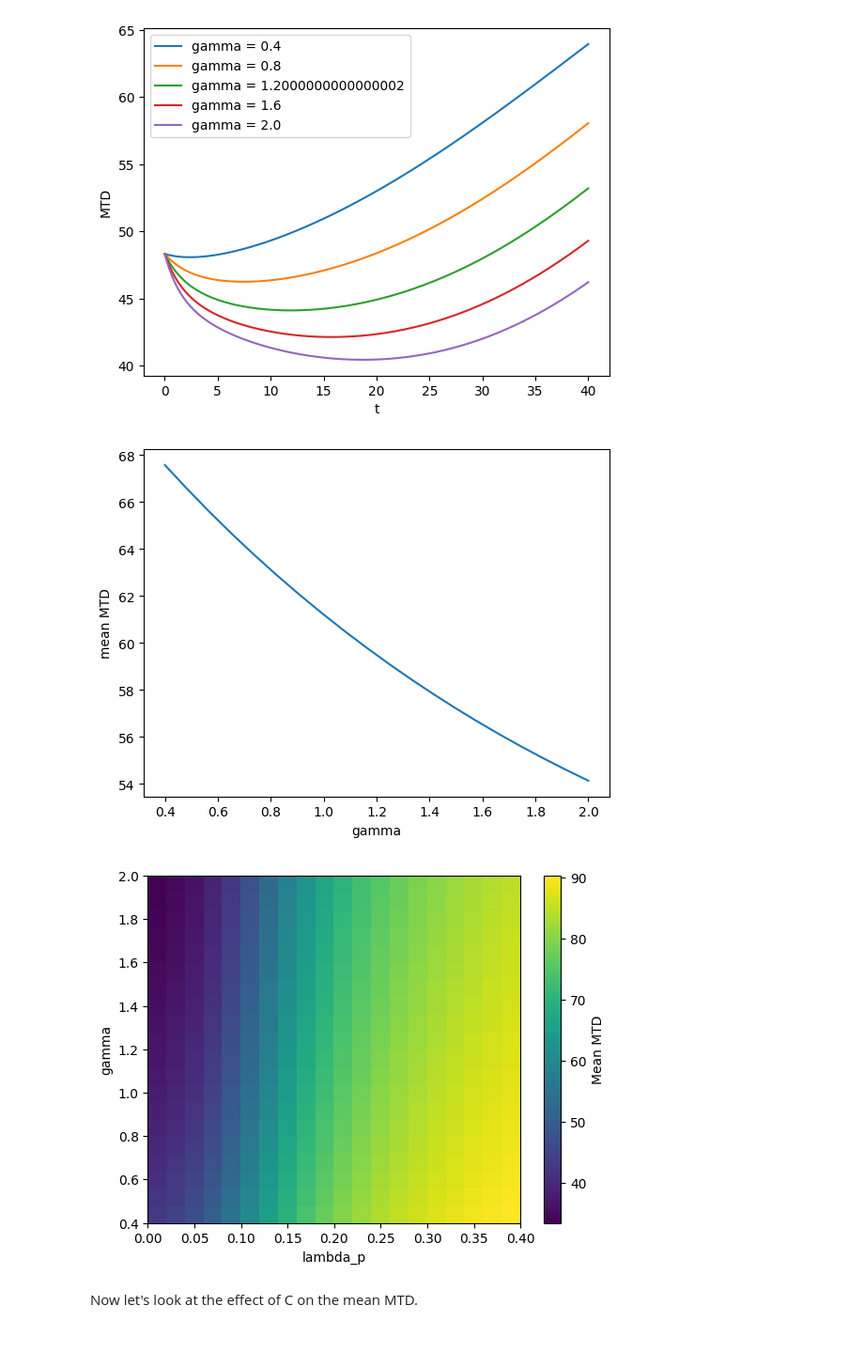
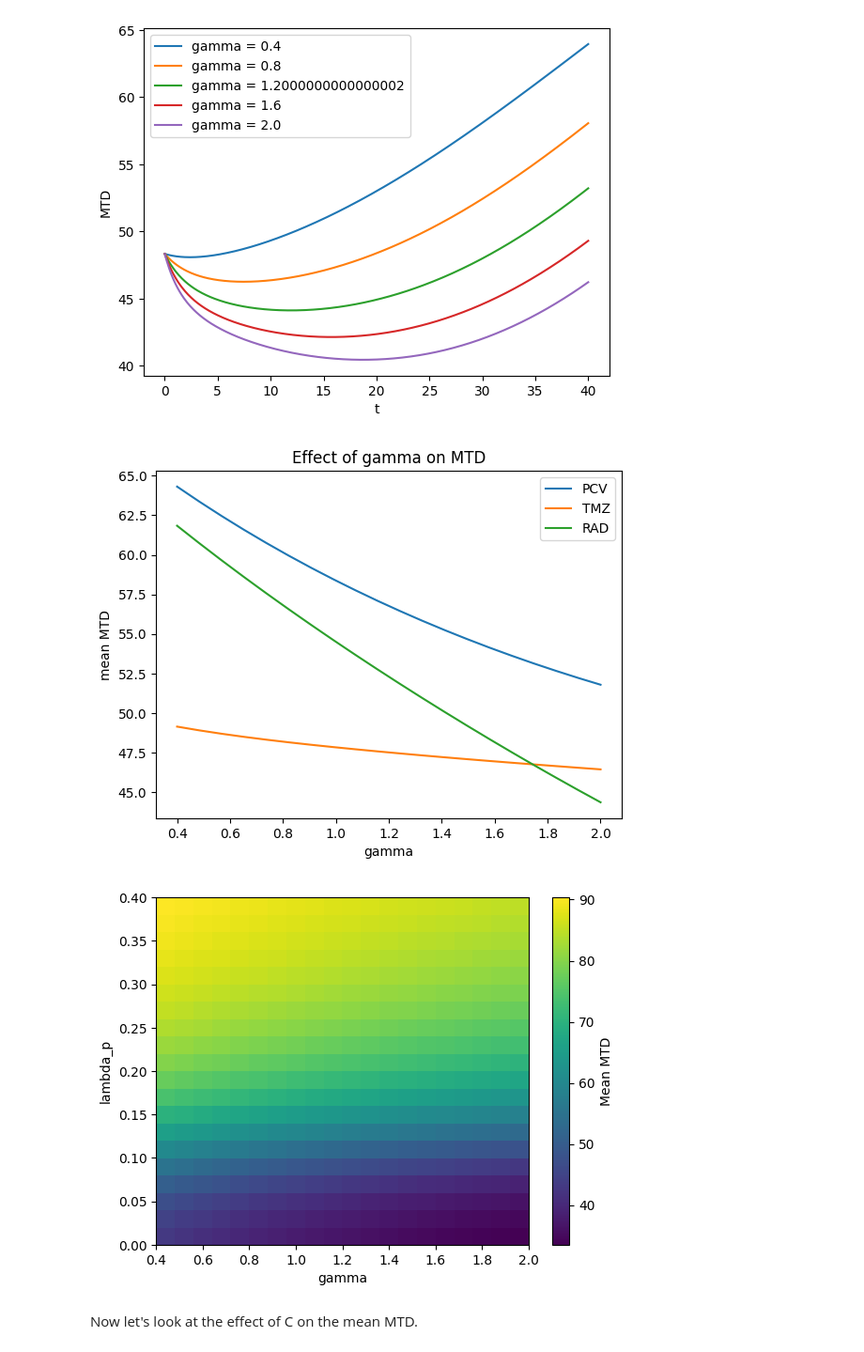
Before and after one commit to ambrejaeger/TP-M2, a Jupyter notebook: TP_parameters_exploration.ipynb, the cells around one changed output. Shown at 94% size. Drawn from its saved outputs; the diff is of its cells as text; code cells hidden in the pictures.

Commit message:
plots for 2D

```diff
--- a/TP_parameters_exploration.ipynb
+++ b/TP_parameters_exploration.ipynb
@@ -100,13 +100,13 @@ def random_evolution_MTD(param):
 Param = []
 for i in range(10):
     evol, param = random_evolution_MTD(parameters_TMZ)
-    plt.plot(np.concatenate((np.linspace(-20, 0, 200), np.linspace(0, 80, 800))), evol[:, 1] + evol[:, 2] + evol[:, 3], label = str(i))
+    plt.plot(np.concatenate((np.linspace(-20, 0, 200), np.linspace(0, 40, 800))), evol[:, 1] + evol[:, 2] + evol[:, 3], label = str(i))
     Param += [param]
 
 plt.axvline(x=0, color='k', linestyle='--')
 plt.xlabel('Time (months)')
 plt.ylabel('MTD (mm)')
-plt.title('MTD evolution for different combination ofP0, Q0 and lambda_p')
-plt.legend()
+plt.title('MTD evolution for different combination of P0, Q0 and lambda_p')
+
 plt.show()
 # %% [output]
@@ -413,46 +413,55 @@ def meanMTD_f_gamma(param, gamma, P0, Q0):
     return X, MTD_i
 
 gamma = np.linspace(0.4, 2, 20)
-X, MTD = meanMTD_f_gamma(parameters_PCV, gamma, P0, Q0)
-plt.plot(X, MTD, label=f'gamma = {gamma}')
+X, MTD = meanMTD_f_gamma(parameters_PCV, gamma, y0_PCV[1], y0_PCV[2])
+MTD_TMZ = meanMTD_f_gamma(parameters_TMZ, gamma, y0_TMZ[1], y0_TMZ[2])[1]
+MTD_rad = meanMTD_f_gamma(parameters_rad, gamma, y0_rad[1], y0_rad[2])[1]
+
+plt.plot(X, MTD, label=f'PCV')
+plt.plot(X, MTD_TMZ, label=f'TMZ')
+plt.plot(X, MTD_rad, label=f'RAD')
+
 plt.xlabel("gamma")
 plt.ylabel("mean MTD")
+plt.title('Effect of gamma on MTD')
+
+plt.legend()
 plt.show()
 # %% [output]
-[figure, old version]
+[figure, new version]
 # %%
 def meanMTD_f_gamma_lambda(param, gamma, lamb, P0, Q0):
     MTD = []
     X = []
 
     for j in lamb:
         param["lambda_p"] = j
         MTD += [meanMTD_f_gamma(param, gamma, P0, Q0)[1]]
         X += [j]
     Y = meanMTD_f_gamma(param, gamma, P0, Q0)[0]
     return X, Y, MTD
 
 P0 = 7.13
 Q0 = 41.2
 gamma = np.linspace(0.4, 2, 20)
 lamb = np.linspace(0.0, 0.4, 20)
 X, Y, MTD = meanMTD_f_gamma_lambda(parameters_PCV, gamma, lamb, P0, Q0)
 
 fig, axs = plt.subplots()
-heatmap = axs.imshow(values, extent=(min(X), max(X), min(Y), max(Y)), origin='lower', cmap='viridis', aspect='auto')
+heatmap = axs.imshow(MTD, extent=(min(Y), max(Y), min(X), max(X)), origin='lower', cmap='viridis', aspect='auto')
 
     # Add color bar specific to each subplot
 cbar = fig.colorbar(heatmap, ax=axs)
 cbar.set_label("Mean MTD")
 
     # Set axis labels and title for each subplot
-axs.set_xlabel("lambda_p")
-axs.set_ylabel("gamma")
+axs.set_xlabel("gamma")
+axs.set_ylabel("lambda_p")
 axs.set_title('')
 
 plt.show()
 # %% [output]
-[figure, old version]
+[figure, new version]
 # %% [markdown]
 Now let's look at the effect of C on the mean MTD.
 # %%
```
Also changed, not shown: parts of 11 cells of this notebook.
